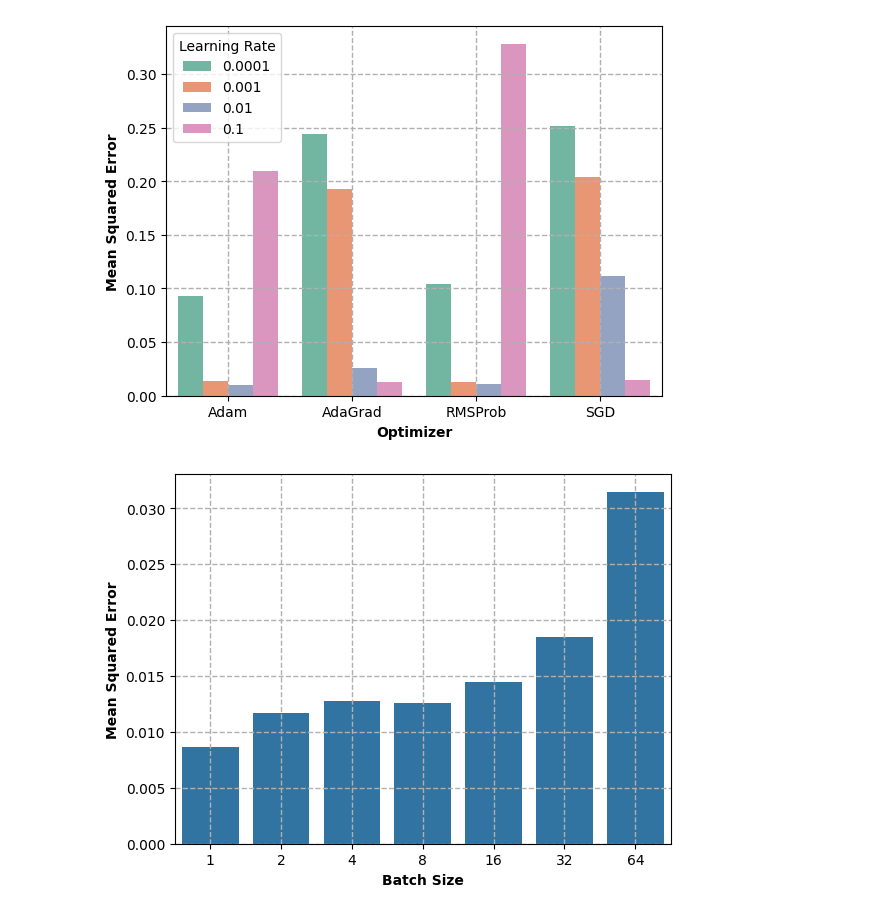
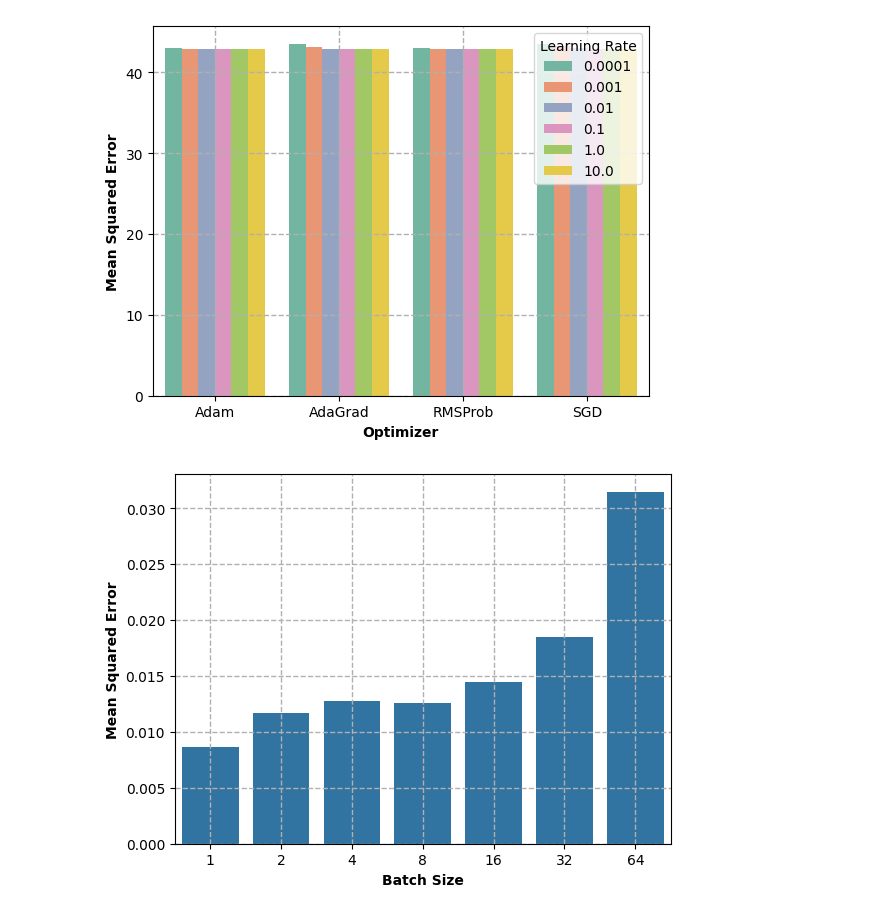
Before and after one commit to naderinho/anesthesia_anomaly_detection, a Jupyter notebook: results/SimpleModel_Optimizer/evaluation.ipynb, the cells around one changed output. Drawn from its saved outputs; the diff is of its cells as text; code cells hidden in the pictures.

```diff
--- a/results/SimpleModel_Optimizer/evaluation.ipynb
+++ b/results/SimpleModel_Optimizer/evaluation.ipynb
@@ -1,33 +1,33 @@
 # %%
 from matplotlib import pyplot as plt
 import numpy as np
 import pandas as pd
 import seaborn as sns
 
 #sns.set_theme(rc={'figure.figsize':(15/2.54,8/2.54)})
 
 # Load the data
 df = pd.read_csv('optimizer_scan.csv')
 
 df['optimizer'] = df['optimizer'].replace("<class 'keras.src.optimizers.adam.Adam'>", 'Adam')
 df['optimizer'] = df['optimizer'].replace("<class 'keras.src.optimizers.adagrad.Adagrad'>", 'AdaGrad')
 df['optimizer'] = df['optimizer'].replace("<class 'keras.src.optimizers.rmsprop.RMSprop'>", 'RMSProb')
 df['optimizer'] = df['optimizer'].replace("<class 'keras.src.optimizers.sgd.SGD'>", 'SGD')
 
-filtered = df.query('lr < 1')
+#filtered = df.query('lr < 1')
 metrics = ['mean_squared_error', 'mean_absolute_error']
 #print(filtered)
 
-g = sns.barplot(data=filtered, x='optimizer', y='mean_squared_error', hue='lr', palette='Set2')
+g = sns.barplot(data=df, x='optimizer', y='mean_absolute_error', hue='lr', palette='Set2')
 plt.ylabel('Mean Squared Error', fontweight='bold')
 plt.xlabel('Optimizer', fontweight='bold')
 g.legend(title='Learning Rate')
 g.grid(True, which='both', linestyle='--', linewidth=1)
 
 plt.savefig('optimizer_selection.pdf', bbox_inches='tight', pad_inches=0.2, format='pdf')
 plt.show()
 # %% [output]
-[figure, old version]
+[figure, new version]
 # %%
 from matplotlib import pyplot as plt
 import numpy as np
```
Also changed, not shown: 7 other files.
